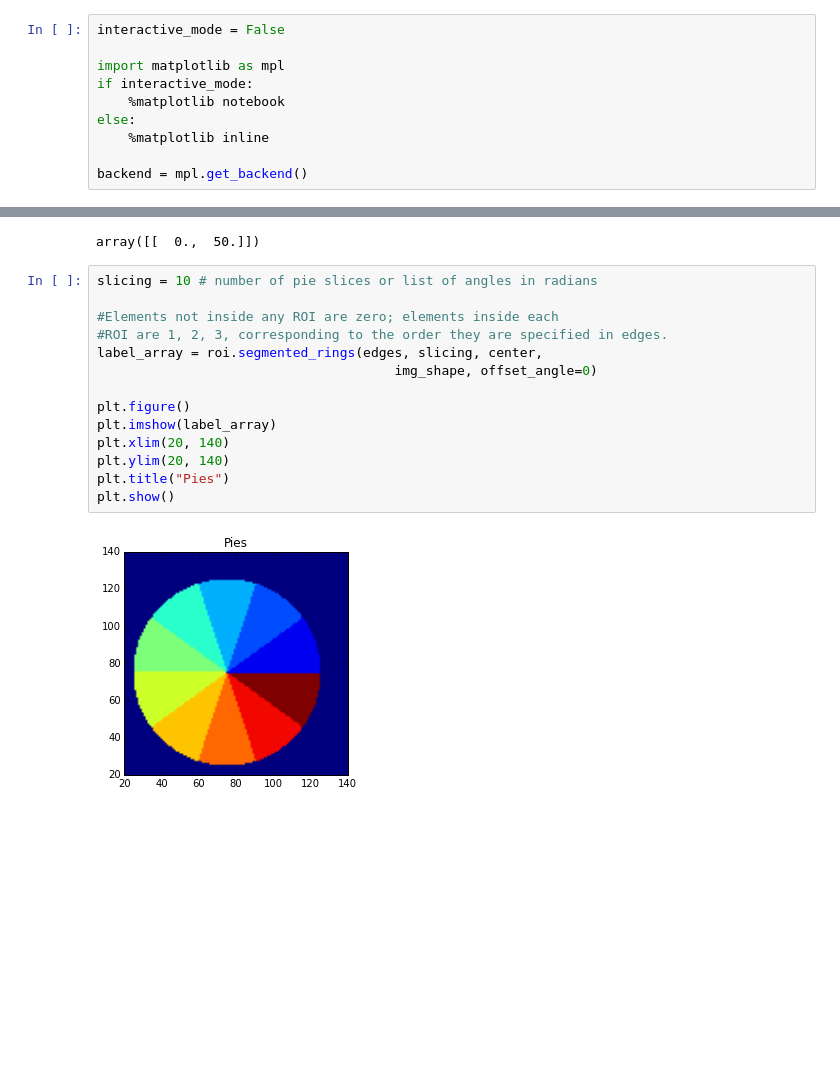
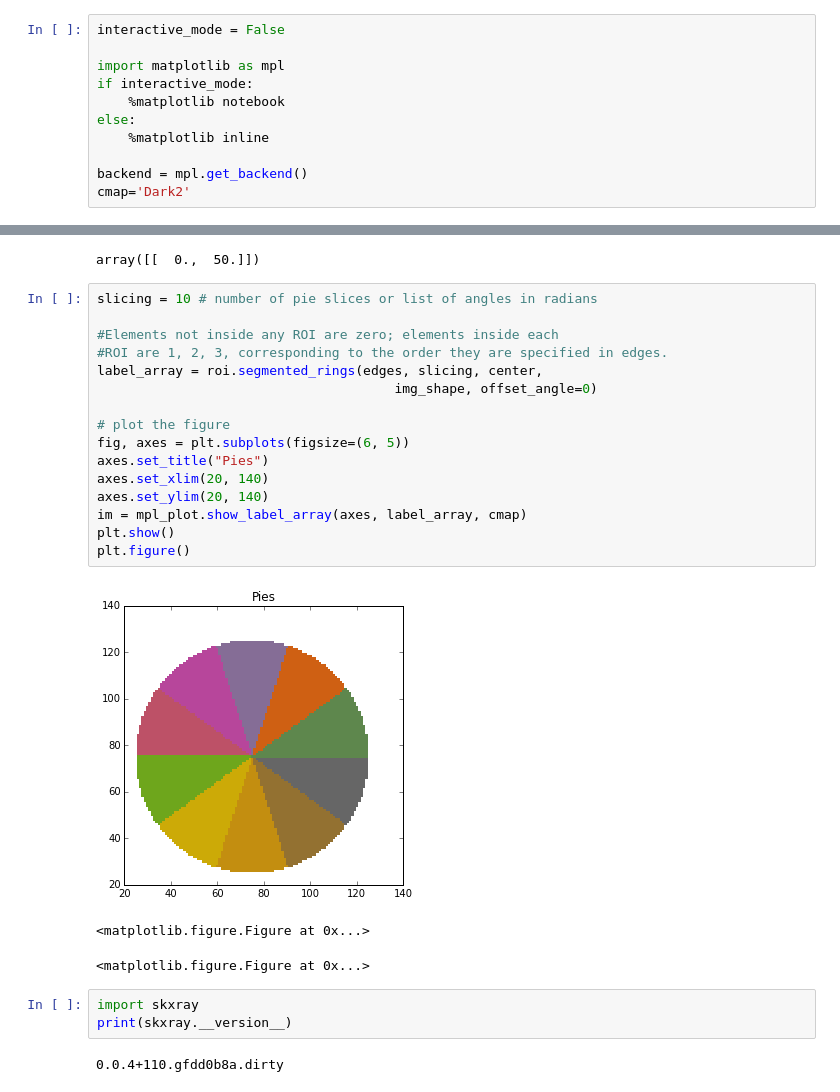
Before and after one commit to scikit-beam/scikit-beam-examples, a Jupyter notebook: demos/Generate_ROI_labeled_arrays.ipynb, the cells around one changed output, grey strips where cells are left out. Cells and saved outputs as stored; diff of their text form; blank space fills up the shorter version.

```diff
--- a/demos/Generate_ROI_labeled_arrays.ipynb
+++ b/demos/Generate_ROI_labeled_arrays.ipynb
@@ -23,4 +25,5 @@ else:
     %matplotlib inline
 
 backend = mpl.get_backend()
+cmap='Dark2'
 # %% [markdown]
@@ -194,16 +202,25 @@ array([[  0.,  50.]])
 # %%
 slicing = 10 # number of pie slices or list of angles in radians
 
 #Elements not inside any ROI are zero; elements inside each
 #ROI are 1, 2, 3, corresponding to the order they are specified in edges.
 label_array = roi.segmented_rings(edges, slicing, center,
                                       img_shape, offset_angle=0)
 
+# plot the figure
+fig, axes = plt.subplots(figsize=(6, 5))
+axes.set_title("Pies")
+axes.set_xlim(20, 140)
+axes.set_ylim(20, 140)
+im = mpl_plot.show_label_array(axes, label_array, cmap)
+plt.show()
 plt.figure()
-plt.imshow(label_array)
-plt.xlim(20, 140)
-plt.ylim(20, 140)
-plt.title("Pies")
-plt.show()
 # %% [output]
-[figure, old version]
+[figure, new version]
+<matplotlib.figure.Figure at 0x...>
+<matplotlib.figure.Figure at 0x...>
+# %%
+import skxray
+print(skxray.__version__)
+# %% [output]
+0.0.4+110.gfdd0b8a.dirty
```
Also changed, not shown: parts of 7 cells of this notebook.
